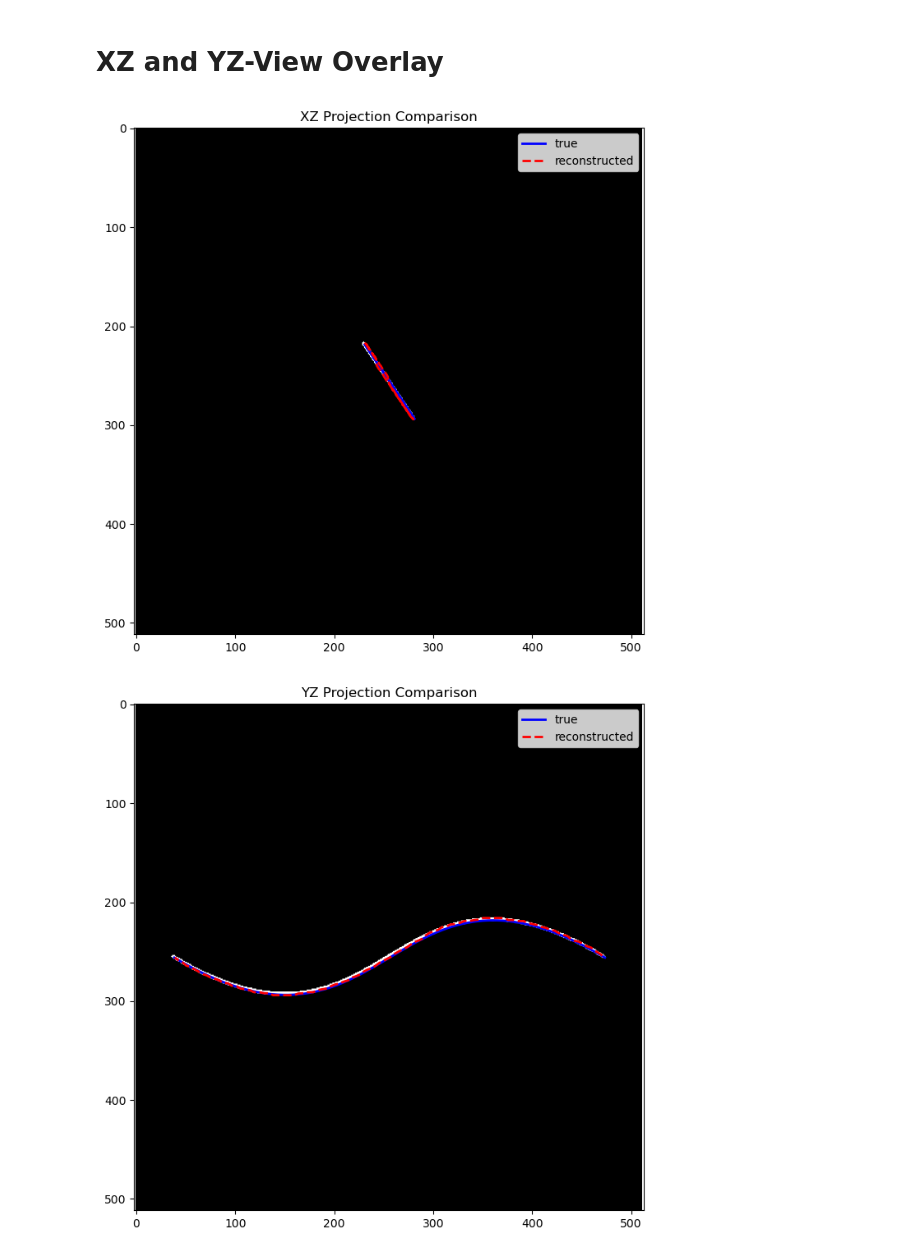
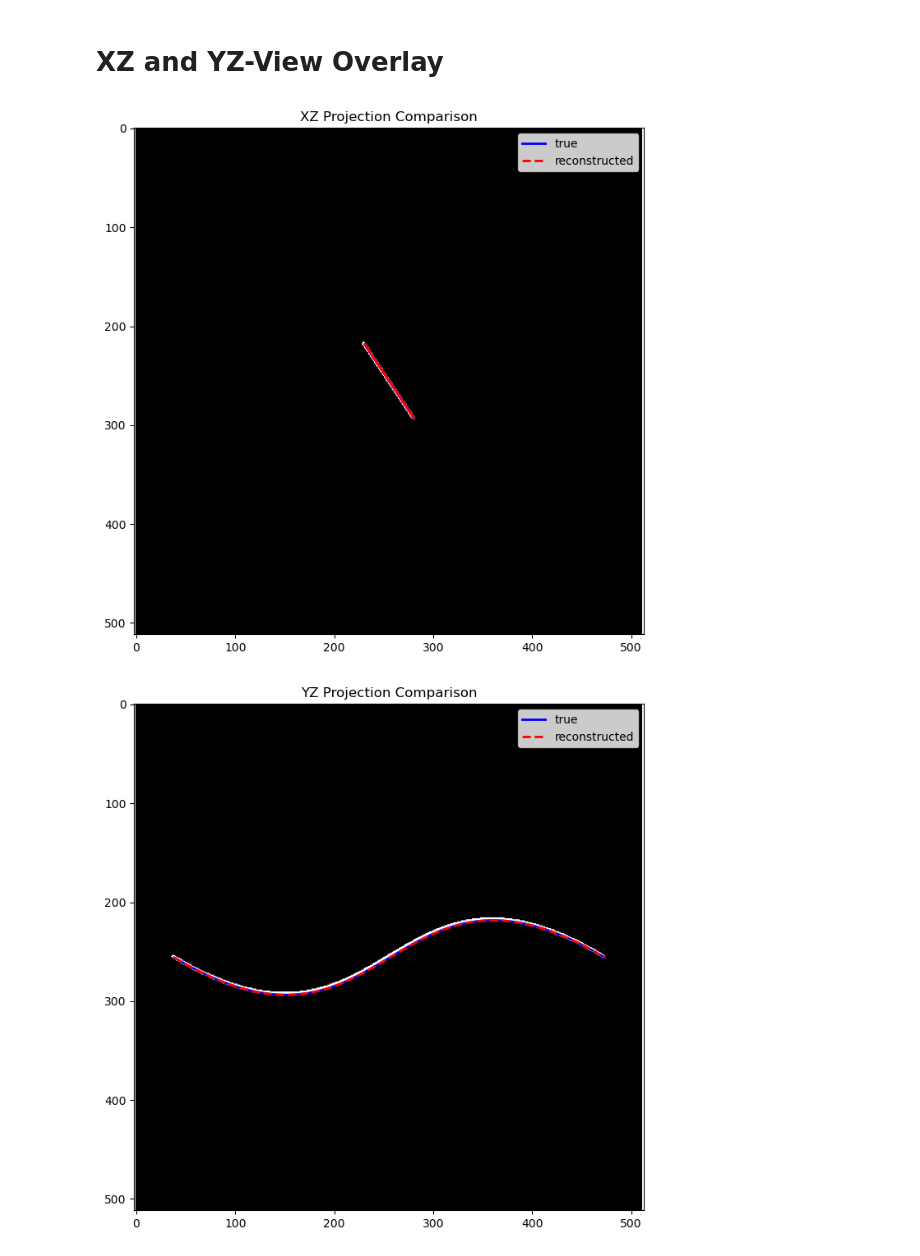
Before and after one commit to josef-lin/HFSP-dodder, a Jupyter notebook: src/data-reconstruction/probability-reconstruction.ipynb, the cells around one changed output. Cells and saved outputs as stored; diff of their text form; code cells hidden in the pictures.

```diff
--- a/src/data-reconstruction/probability-reconstruction.ipynb
+++ b/src/data-reconstruction/probability-reconstruction.ipynb
@@ -516,6 +549,14 @@ z_true = true_curve[:,2]
 xp_true = x_true * scale + x_offset
 yp_true = y_true * scale + y_offset
 zp_true = imgH - (z_true * scale + z_offset)
+
+x_fit = centerline[:0]
+y_fit = centerline[:1]
+z_fit = centerline[:2]
+
+xp_fit = x_true * scale + x_offset
+yp_fit = y_true * scale + y_offset
+zp_fit = imgH - (z_true * scale + z_offset)
 # %%
 plt.figure(figsize=(8,8))
 
@@ -530,42 +571,42 @@ plt.plot(
 )
 
 plt.plot(
-    centerline_N[:,0],   # x pixel
-    centerline_N[:,2],   # z pixel
+    xp_fit,   # x pixel
+    zp_fit,   # z pixel
     'r--',
     linewidth=2,
     label='reconstructed'
 )
 
 plt.legend()
 plt.title("XZ Projection Comparison")
 plt.axis('equal')
 plt.show()
 
 plt.figure(figsize=(8,8))
 
 plt.imshow(img_yz, cmap='gray', origin='upper')
 
 plt.plot(
     yp_true,
     zp_true,
     'b-',
     linewidth=2,
     label='true'
 )
 
 plt.plot(
-    centerline_N[:,1],   # y pixel
-    centerline_N[:,2],   # z pixel
+    yp_fit,   # y pixel
+    zp_fit,   # z pixel
     'r--',
     linewidth=2,
     label='reconstructed'
 )
 
 plt.legend()
 plt.title("YZ Projection Comparison")
 plt.axis('equal')
 plt.show()
 # %% [output]
-[figure, old version]
+[figure, new version]
-[figure, old version]
+[figure, new version]
```
Also changed, not shown: parts of 21 cells of this notebook.
